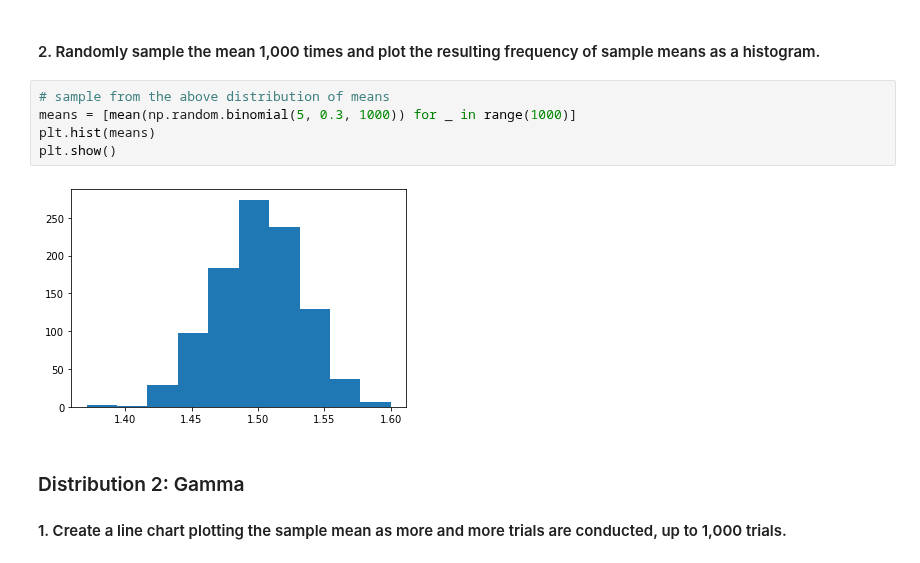
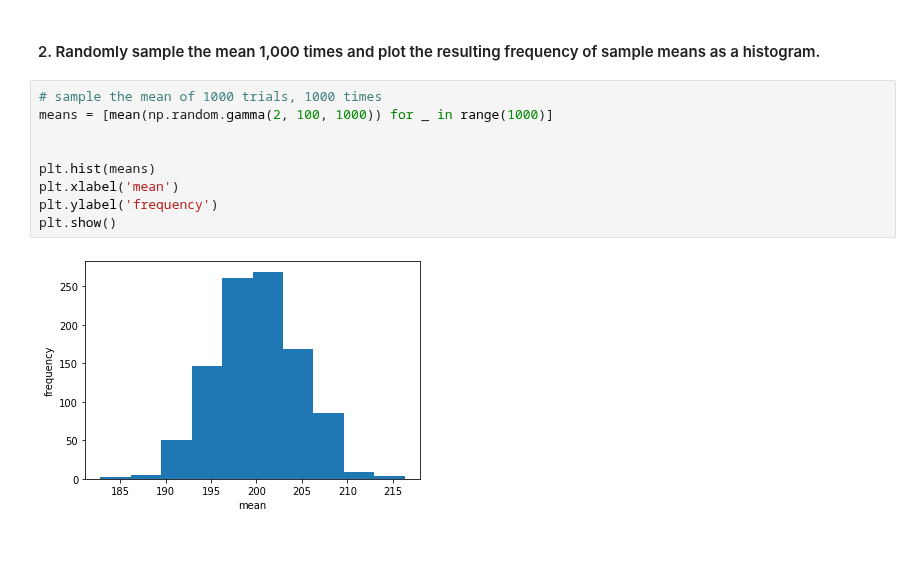
Before and after one commit to DJGump/module-work-DSI06, a Jupyter notebook: assignment-wk1-central-limit-dgump-dsi06.ipynb, the cells around one changed output. Cells and saved outputs as stored; diff of their text form.

```diff
--- a/assignment-wk1-central-limit-dgump-dsi06.ipynb
+++ b/assignment-wk1-central-limit-dgump-dsi06.ipynb
@@ -52,13 +87,13 @@ plt.show()
 # %% [markdown]
 #### 2. Randomly sample the mean 1,000 times and plot the resulting frequency of sample means as a histogram.
 # %%
-# sample from the above distribution of means
-means = [mean(np.random.binomial(5, 0.3, 1000)) for _ in range(1000)]
+# sample the mean of 1000 trials, 1000 times
+means = [mean(np.random.gamma(2, 100, 1000)) for _ in range(1000)]
+
+
 plt.hist(means)
+plt.xlabel('mean')
+plt.ylabel('frequency')
 plt.show()
 # %% [output]
-[figure, old version]
+[figure, new version]
-# %% [markdown]
-### Distribution 2: Gamma
-
-#### 1. Create a line chart plotting the sample mean as more and more trials are conducted, up to 1,000 trials.
```
Also changed, not shown: parts of 6 cells of this notebook.
